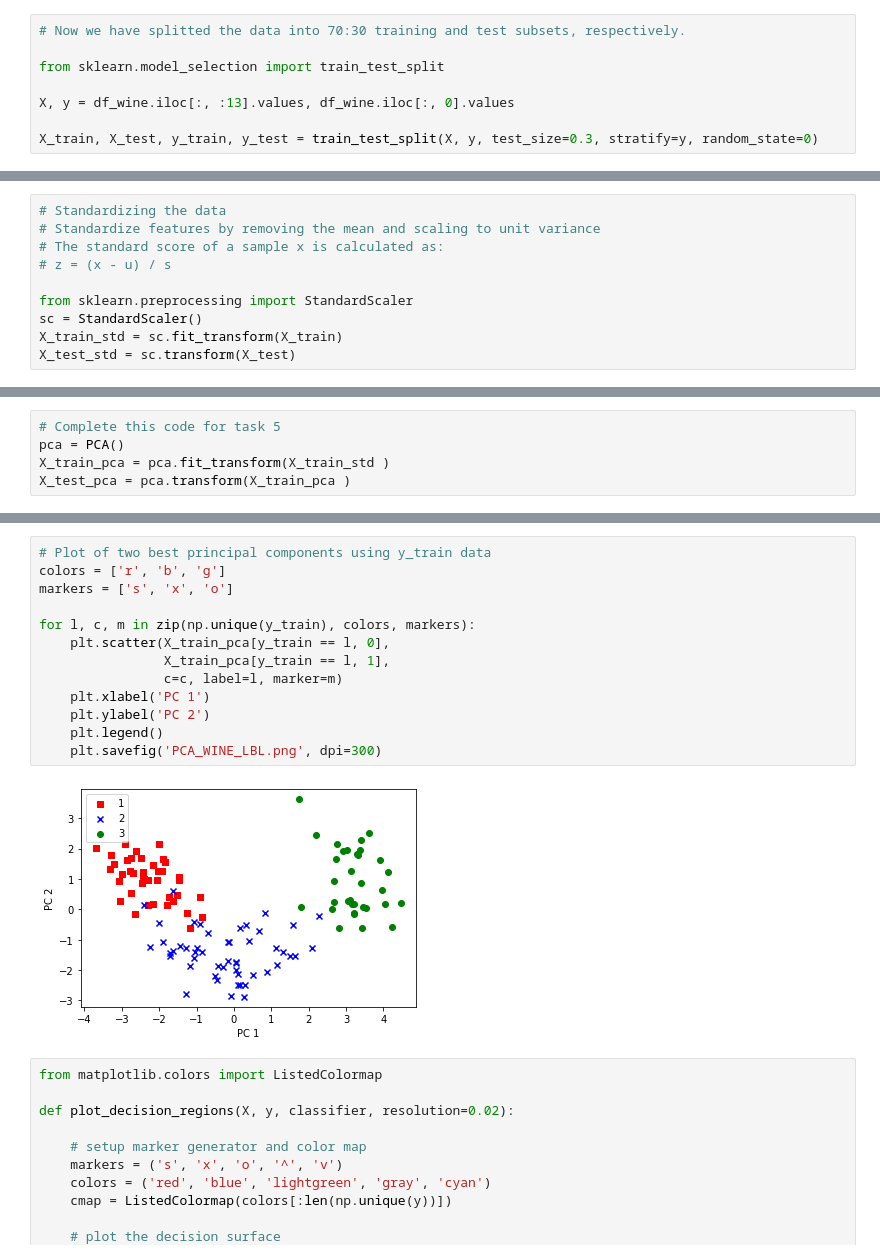
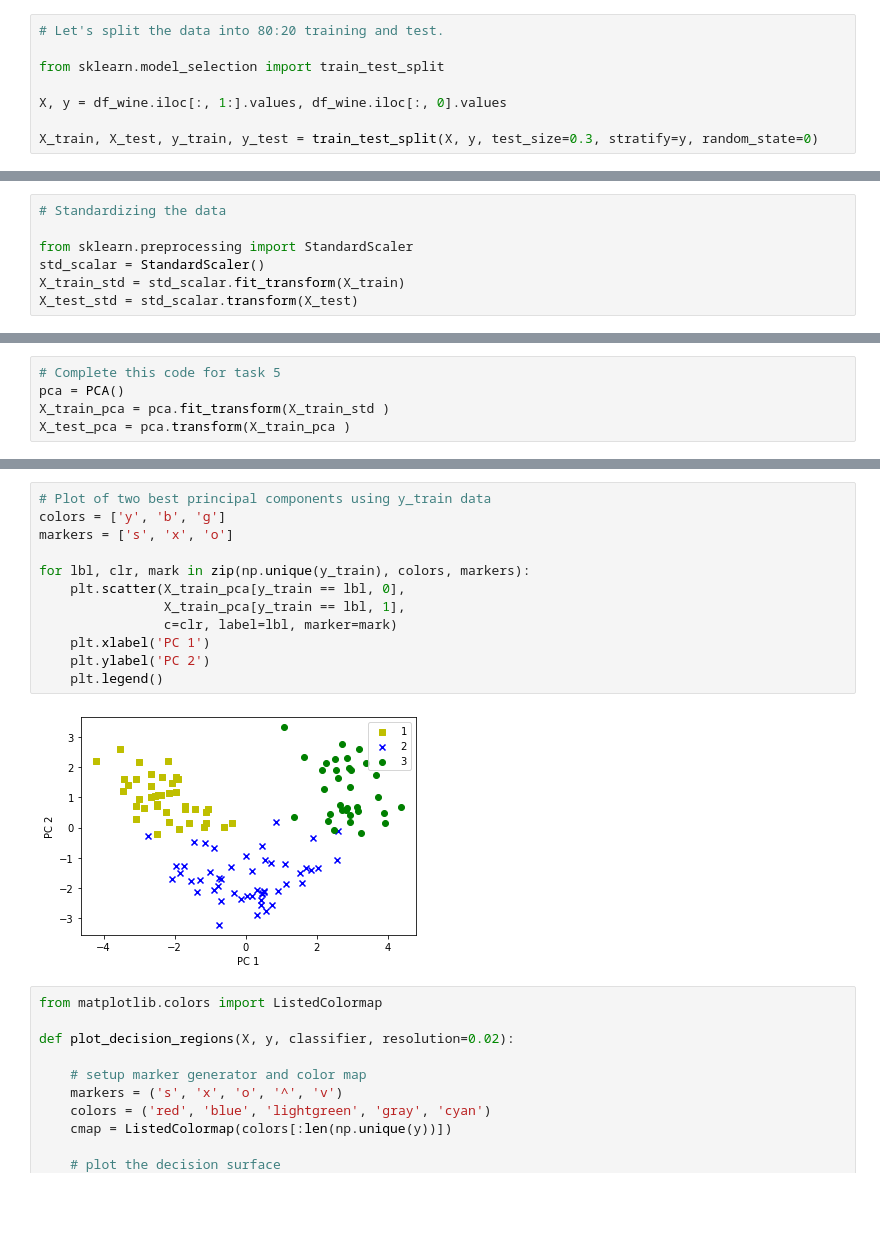
Before and after one commit to na2027/CE888, a Jupyter notebook: Lab_6.ipynb, the cells around one changed output, grey strips where cells are left out. Drawn from its saved outputs; the diff is of its cells as text; blank space fills up the shorter version.

```diff
--- a/Lab_6.ipynb
+++ b/Lab_6.ipynb
@@ -450,9 +437,9 @@ plt.legend()
 # %%
-# Now we have splitted the data into 70:30 training and test subsets, respectively.
+# Let's split the data into 80:20 training and test.
 
 from sklearn.model_selection import train_test_split
 
-X, y = df_wine.iloc[:, :13].values, df_wine.iloc[:, 0].values
+X, y = df_wine.iloc[:, 1:].values, df_wine.iloc[:, 0].values
 
 X_train, X_test, y_train, y_test = train_test_split(X, y, test_size=0.3, stratify=y, random_state=0)
 # %%
@@ -474,14 +461,11 @@ dtype: int64
 dtype: int64
 # %%
 # Standardizing the data
-# Standardize features by removing the mean and scaling to unit variance
-# The standard score of a sample x is calculated as:
-# z = (x - u) / s
 
 from sklearn.preprocessing import StandardScaler
-sc = StandardScaler()
-X_train_std = sc.fit_transform(X_train)
-X_test_std = sc.transform(X_test)
+std_scalar = StandardScaler()
+X_train_std = std_scalar.fit_transform(X_train)
+X_test_std = std_scalar.transform(X_test)
 # %% [markdown]
 # Dimensionality reduction: Principal component analysis using scikit-learn
 # %%
@@ -523,18 +505,17 @@ plt.show()
 # %%
 # Plot of two best principal components using y_train data
-colors = ['r', 'b', 'g']
+colors = ['y', 'b', 'g']
 markers = ['s', 'x', 'o']
 
-for l, c, m in zip(np.unique(y_train), colors, markers):
-    plt.scatter(X_train_pca[y_train == l, 0],
-                X_train_pca[y_train == l, 1],
-                c=c, label=l, marker=m)
+for lbl, clr, mark in zip(np.unique(y_train), colors, markers):
+    plt.scatter(X_train_pca[y_train == lbl, 0],
+                X_train_pca[y_train == lbl, 1],
+                c=clr, label=lbl, marker=mark)
     plt.xlabel('PC 1')
     plt.ylabel('PC 2')
     plt.legend()
-    plt.savefig('PCA_WINE_LBL.png', dpi=300)
 # %% [output]
-[figure, old version]
+[figure, new version]
 # %%
 from matplotlib.colors import ListedColormap
 
```
Also changed, not shown: parts of 20 cells of this notebook.
